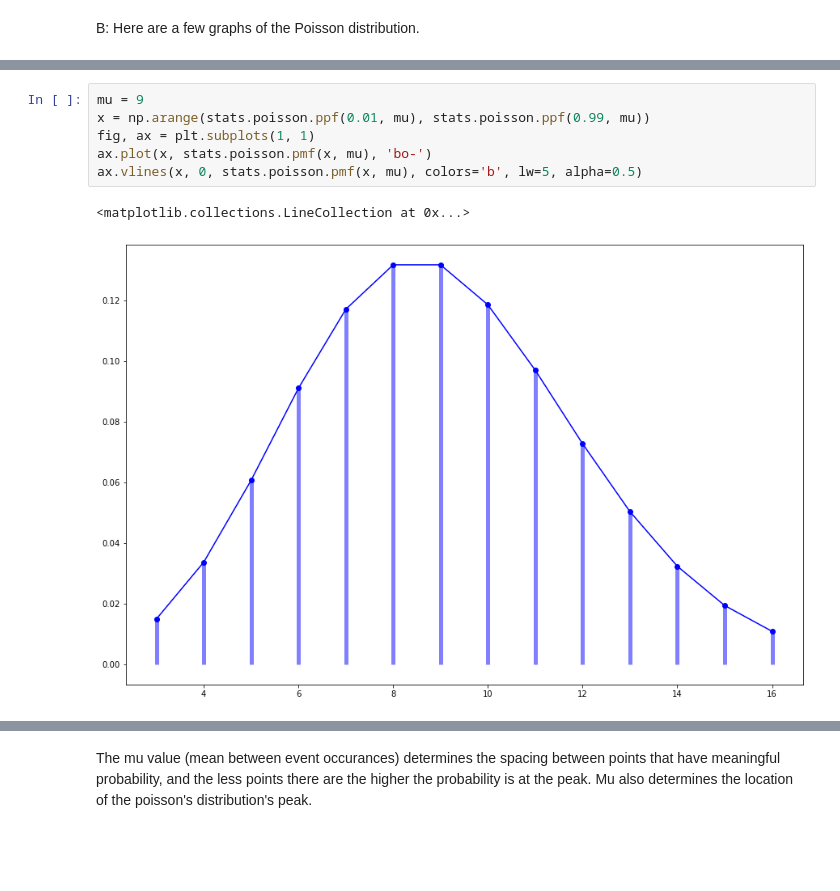
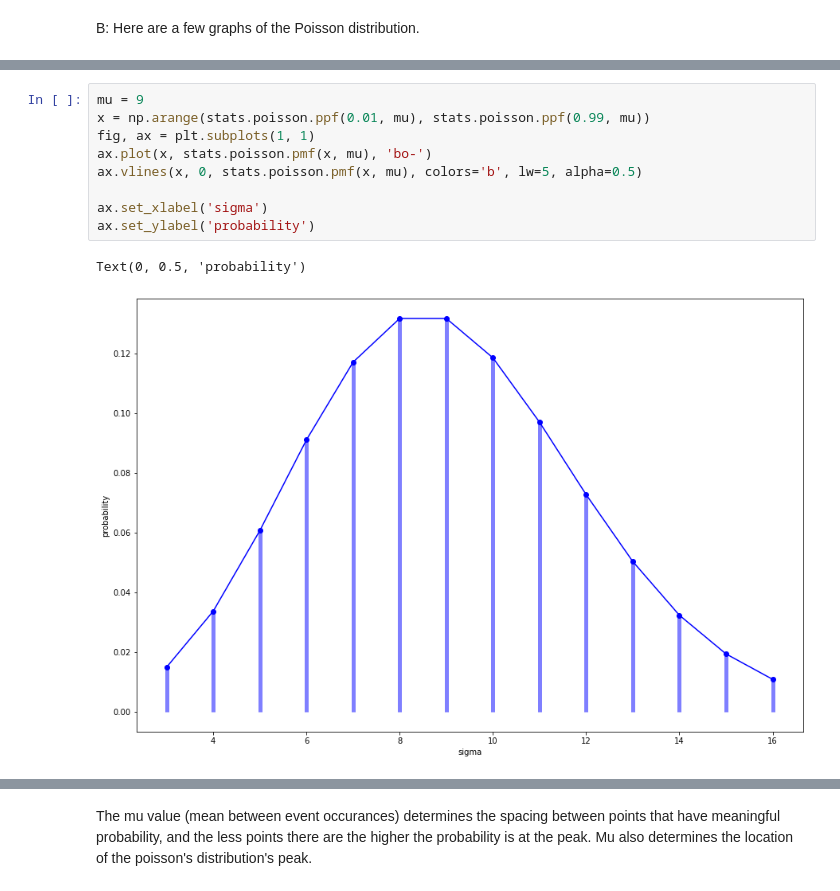
Before and after one commit to ejgl/phys434, a Jupyter notebook: Lab1/Lab1.ipynb, the cells around one changed output, grey strips where cells are left out. Cells and saved outputs as stored; diff of their text form; blank space fills up the shorter version.

Commit message:
lab1 update 4 - added labels to non-continuous distribution graphs.

```diff
--- a/Lab1/Lab1.ipynb
+++ b/Lab1/Lab1.ipynb
@@ -121,12 +124,15 @@ ax.vlines(x, 0, stats.poisson.pmf(x, mu), colors='b', lw=5, alpha=0.5)
 # %%
 mu = 9
 x = np.arange(stats.poisson.ppf(0.01, mu), stats.poisson.ppf(0.99, mu))
 fig, ax = plt.subplots(1, 1)
 ax.plot(x, stats.poisson.pmf(x, mu), 'bo-')
 ax.vlines(x, 0, stats.poisson.pmf(x, mu), colors='b', lw=5, alpha=0.5)
+
+ax.set_xlabel('sigma')
+ax.set_ylabel('probability')
 # %% [output]
-<matplotlib.collections.LineCollection at 0x...>
+Text(0, 0.5, 'probability')
-[figure, old version]
+[figure, new version]
 # %%
 mu = 3
 x = np.arange(stats.poisson.ppf(0.01, mu), stats.poisson.ppf(0.99, mu))
```
Also changed, not shown: parts of 4 cells of this notebook.
